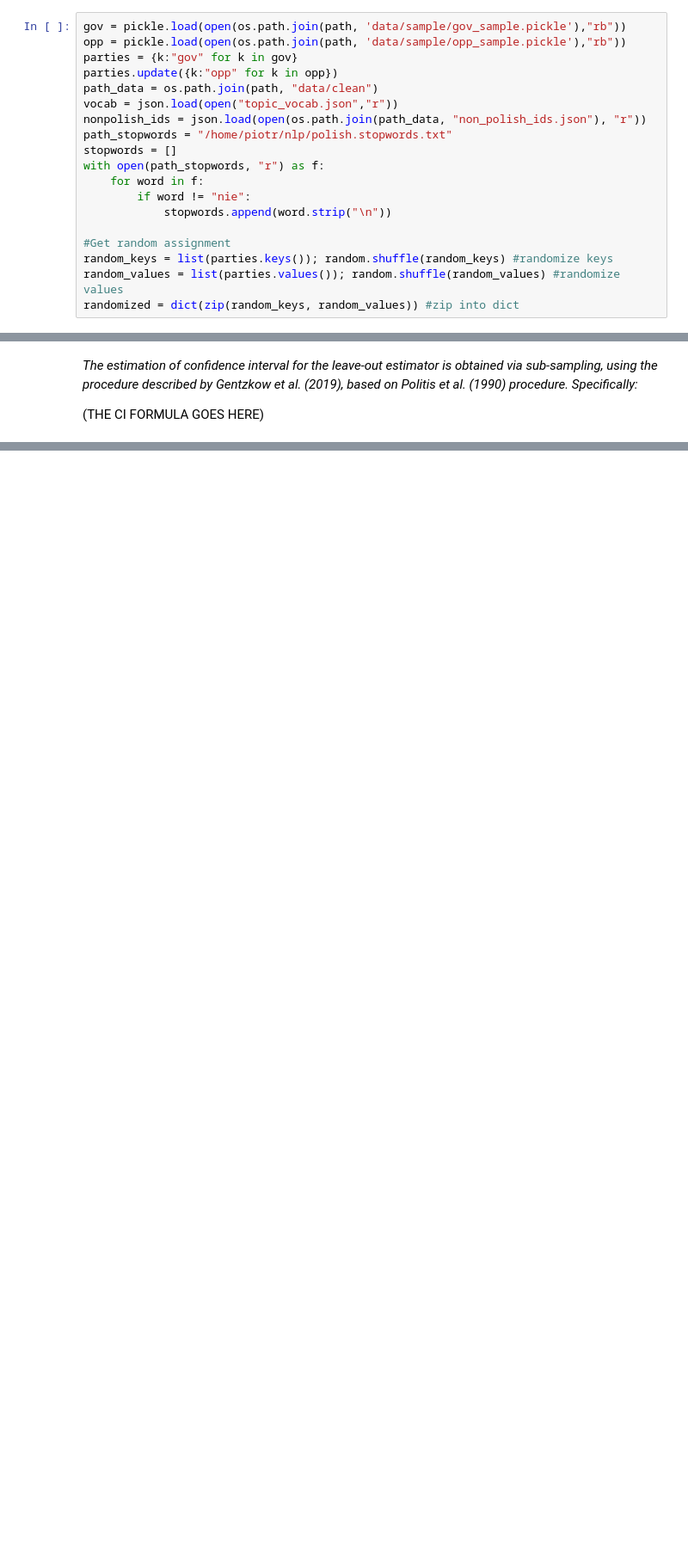
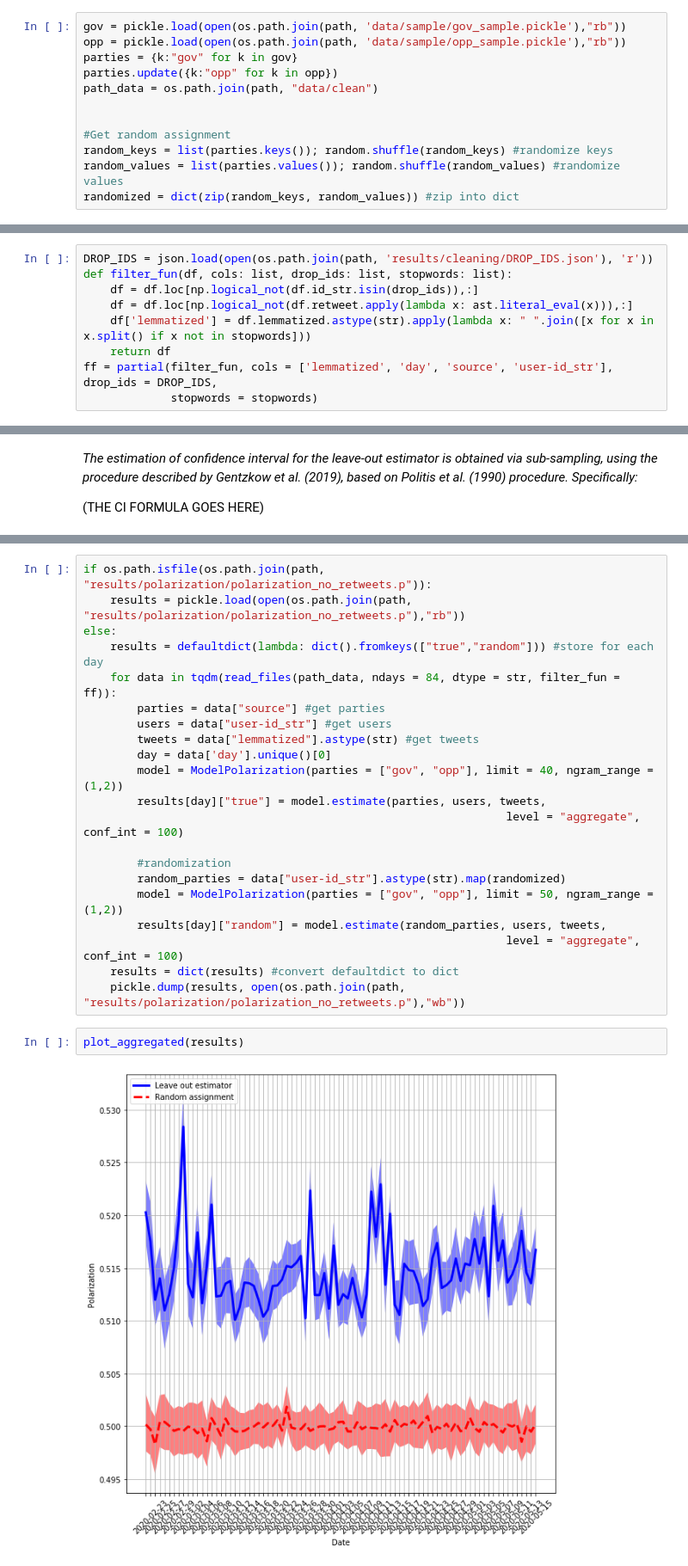
Before and after one commit to bodzioboo/twitter, a Jupyter notebook: notebooks/nlp/polarization.ipynb, the cells around one changed output, grey strips where cells are left out. Shown at 86% size. Cells and saved outputs as stored; diff of their text form; blank space fills up the shorter version.

```diff
--- a/notebooks/nlp/polarization.ipynb
+++ b/notebooks/nlp/polarization.ipynb
@@ -28,14 +39,7 @@ opp = pickle.load(open(os.path.join(path, 'data/sample/opp_sample.pickle'),"rb")
 parties = {k:"gov" for k in gov}
 parties.update({k:"opp" for k in opp})
 path_data = os.path.join(path, "data/clean")
-vocab = json.load(open("topic_vocab.json","r"))
-nonpolish_ids = json.load(open(os.path.join(path_data, "non_polish_ids.json"), "r"))
-path_stopwords = "/home/piotr/nlp/polish.stopwords.txt"
-stopwords = []
-with open(path_stopwords, "r") as f:
-    for word in f:
-        if word != "nie":
-            stopwords.append(word.strip("\n"))
+
 
 #Get random assignment
 random_keys = list(parties.keys()); random.shuffle(random_keys) #randomize keys
@@ -57,3 +68,12 @@ filter_data(path_data, os.path.join(path_data, "twitter_data.csv"), 84, filter_f
+# %%
+DROP_IDS = json.load(open(os.path.join(path, 'results/cleaning/DROP_IDS.json'), 'r'))
+def filter_fun(df, cols: list, drop_ids: list, stopwords: list):
+    df = df.loc[np.logical_not(df.id_str.isin(drop_ids)),:]
+    df = df.loc[np.logical_not(df.retweet.apply(lambda x: ast.literal_eval(x))),:]
+    df['lemmatized'] = df.lemmatized.astype(str).apply(lambda x: " ".join([x for x in x.split() if x not in stopwords]))
+    return df
+ff = partial(filter_fun, cols = ['lemmatized', 'day', 'source', 'user-id_str'], drop_ids = DROP_IDS,
+             stopwords = stopwords)
 # %% [markdown]
 *The leave-out estimator of partisanship is obtained using the following process. Each user's speech-generating process is assumed to follow a multinomial distribution over the possible phrase set, where each phrase is picked with a certain choice probability. The*
 
@@ -74,0 +100,25 @@ $\hat{q}_{i,t} = c_{i,t} / m_{i,t}$ are the phrase frequencies for speaker $i$ a
+# %%
+if os.path.isfile(os.path.join(path, "results/polarization/polarization_no_retweets.p")):
+    results = pickle.load(open(os.path.join(path, "results/polarization/polarization_no_retweets.p"),"rb"))
+else:
+    results = defaultdict(lambda: dict().fromkeys(["true","random"])) #store for each day
+    for data in tqdm(read_files(path_data, ndays = 84, dtype = str, filter_fun = ff)):
+        parties = data["source"] #get parties
+        users = data["user-id_str"] #get users
+        tweets = data["lemmatized"].astype(str) #get tweets
+        day = data['day'].unique()[0]
+        model = ModelPolarization(parties = ["gov", "opp"], limit = 40, ngram_range = (1,2))
+        results[day]["true"] = model.estimate(parties, users, tweets,
+                                                               level = "aggregate", conf_int = 100)
+
+        #randomization
+        random_parties = data["user-id_str"].astype(str).map(randomized)
+        model = ModelPolarization(parties = ["gov", "opp"], limit = 50, ngram_range = (1,2))
+        results[day]["random"] = model.estimate(random_parties, users, tweets,
+                                                               level = "aggregate", conf_int = 100)
+    results = dict(results) #convert defaultdict to dict
+    pickle.dump(results, open(os.path.join(path, "results/polarization/polarization_no_retweets.p"),"wb"))
+# %%
+plot_aggregated(results)
+# %% [output]
+[figure, added]
```
Also changed, not shown: parts of 75 cells of this notebook, 19 other files.
